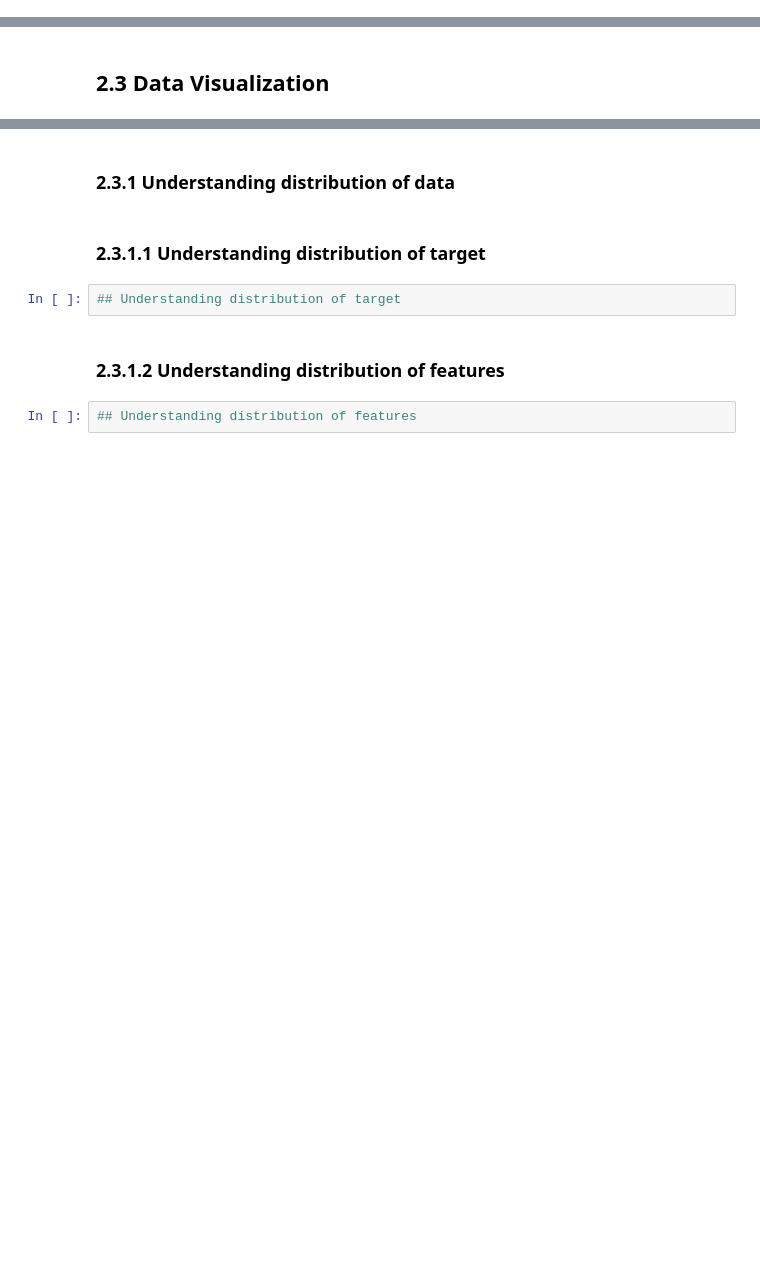
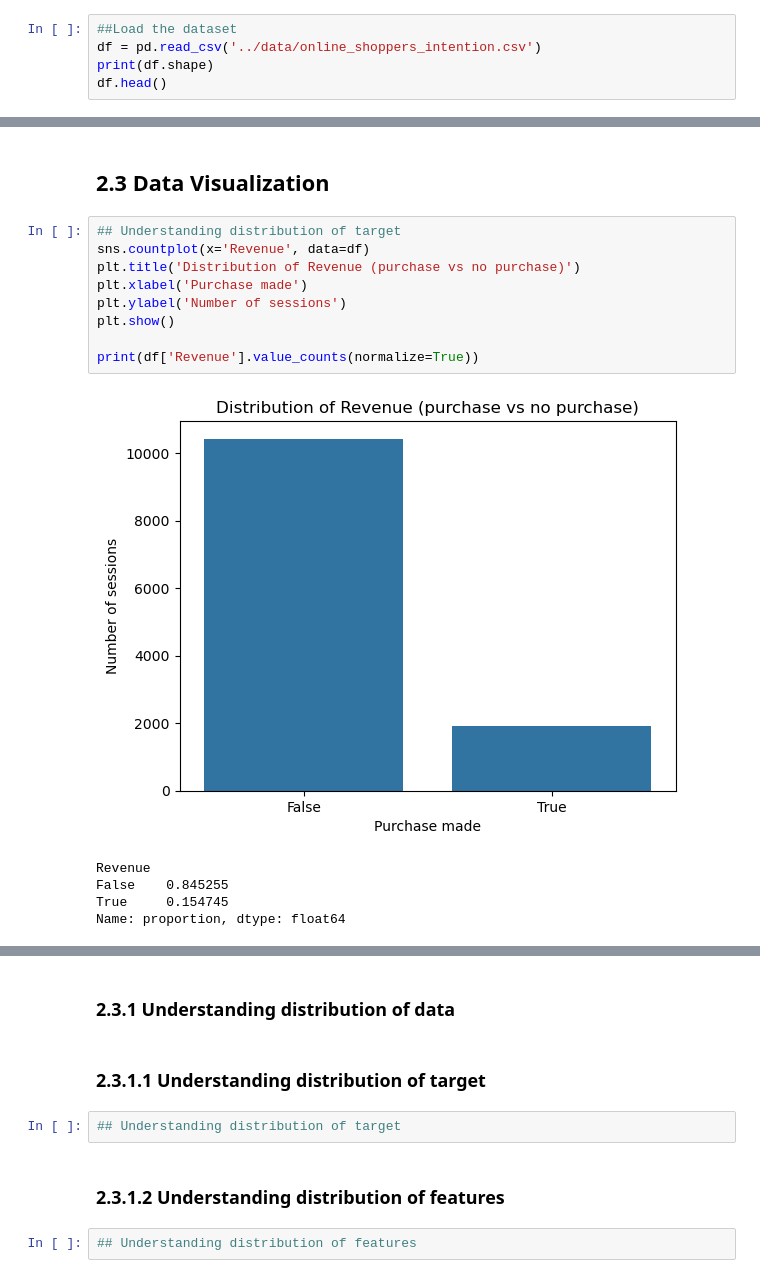
Before and after one commit to miizore-yoroizuka/online-shoppers-purchase-prediction, a Jupyter notebook: notebooks/2501377B_HoJiaHui.ipynb, the cells around one changed output, grey strips where cells are left out. Drawn from its saved outputs; the diff is of its cells as text; blank space fills up the shorter version.

```diff
--- a/notebooks/2501377B_HoJiaHui.ipynb
+++ b/notebooks/2501377B_HoJiaHui.ipynb
@@ -40,3 +47,8 @@ An online retailer takes in thousands of sessions a day, and only around 15% of
 # 2. Data Understanding
 # %% [markdown]
 ## 2.1 Load dataset
+# %%
+##Load the dataset
+df = pd.read_csv('../data/online_shoppers_intention.csv')
+print(df.shape)
+df.head()
@@ -45,2 +110,17 @@ An online retailer takes in thousands of sessions a day, and only around 15% of
 # %% [markdown]
 ## 2.3 Data Visualization
+# %%
+## Understanding distribution of target
+sns.countplot(x='Revenue', data=df)
+plt.title('Distribution of Revenue (purchase vs no purchase)')
+plt.xlabel('Purchase made')
+plt.ylabel('Number of sessions')
+plt.show()
+
+print(df['Revenue'].value_counts(normalize=True))
+# %% [output]
+[figure, added]
+Revenue
+False    0.845255
+True     0.154745
+Name: proportion, dtype: float64
```
Also changed, not shown: parts of 10 cells of this notebook, 1 other file.
